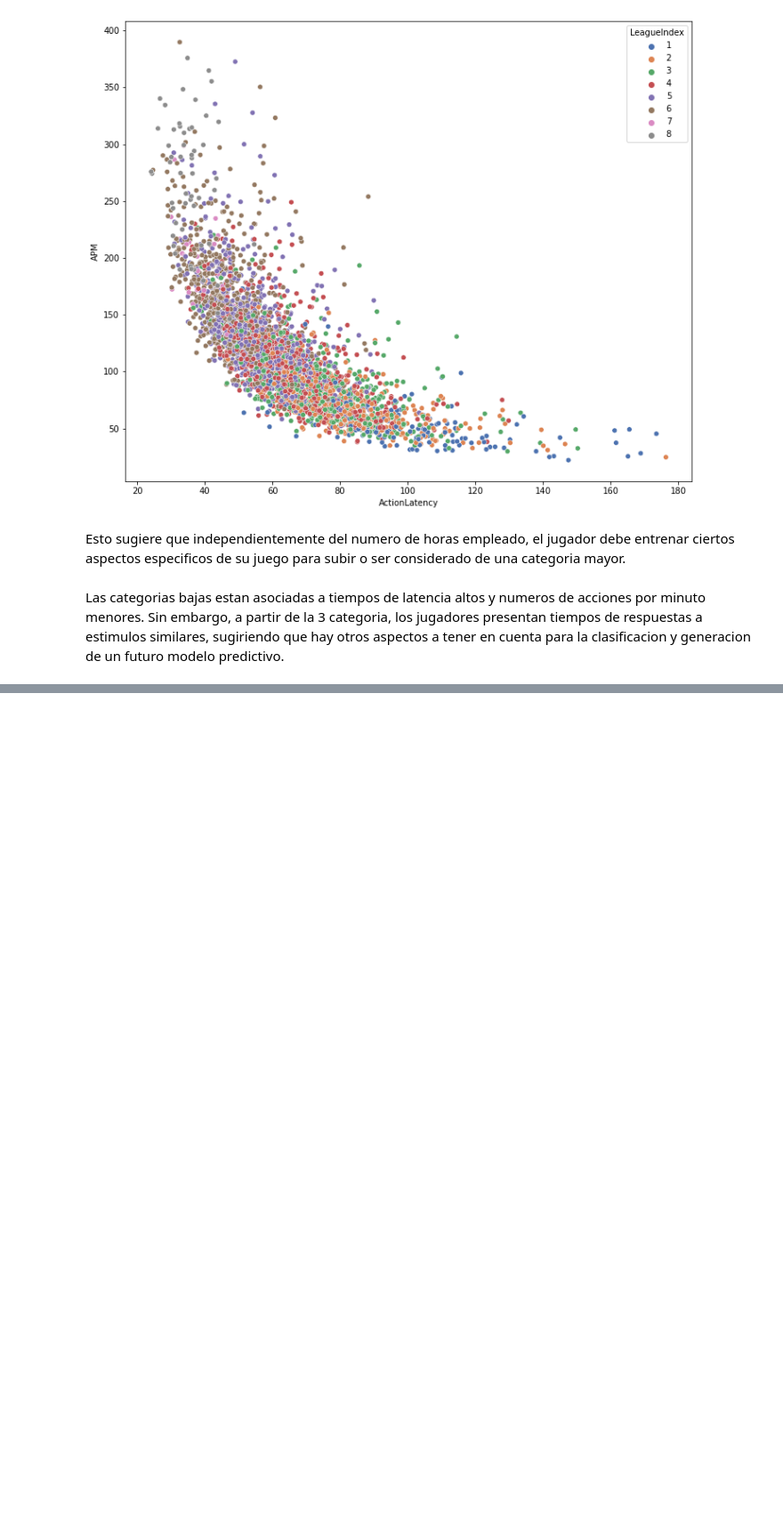
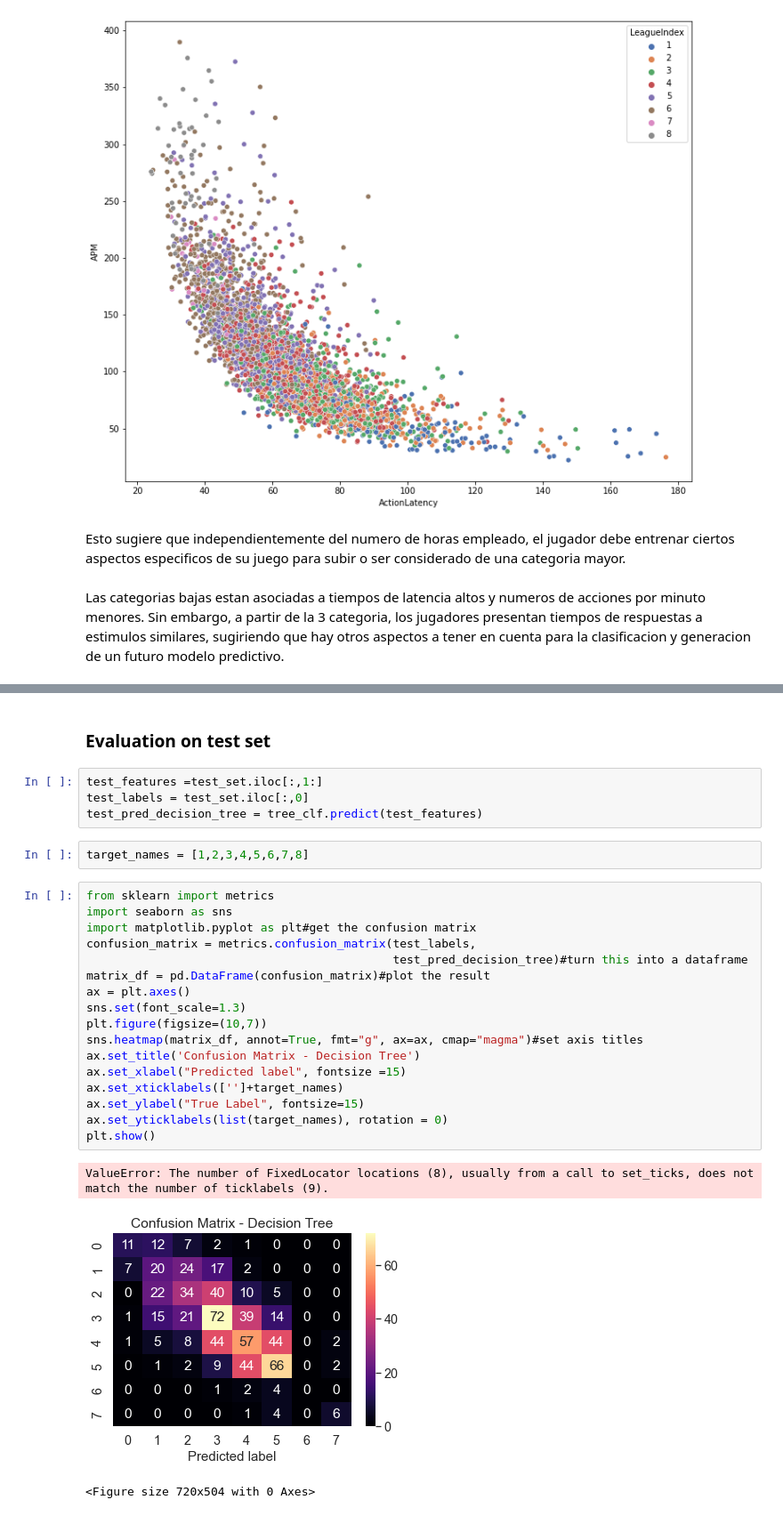
Before and after one commit to AleEnet/Skillcraft-Dataset, a Jupyter notebook: Starcraft_Dataset.ipynb, the cells around one changed output, grey strips where cells are left out. Shown at 89% size. Cells and saved outputs as stored; diff of their text form; blank space fills up the shorter version.

```diff
--- a/Starcraft_Dataset.ipynb
+++ b/Starcraft_Dataset.ipynb
@@ -135,0 +298,29 @@ Las categorias bajas estan asociadas a tiempos de latencia altos y numeros de ac
+# %% [markdown]
+### Evaluation on test set
+# %%
+test_features =test_set.iloc[:,1:]
+test_labels = test_set.iloc[:,0]
+test_pred_decision_tree = tree_clf.predict(test_features)
+# %%
+target_names = [1,2,3,4,5,6,7,8]
+# %%
+from sklearn import metrics
+import seaborn as sns
+import matplotlib.pyplot as plt#get the confusion matrix
+confusion_matrix = metrics.confusion_matrix(test_labels,
+                                            test_pred_decision_tree)#turn this into a dataframe
+matrix_df = pd.DataFrame(confusion_matrix)#plot the result
+ax = plt.axes()
+sns.set(font_scale=1.3)
+plt.figure(figsize=(10,7))
+sns.heatmap(matrix_df, annot=True, fmt="g", ax=ax, cmap="magma")#set axis titles
+ax.set_title('Confusion Matrix - Decision Tree')
+ax.set_xlabel("Predicted label", fontsize =15)
+ax.set_xticklabels(['']+target_names)
+ax.set_ylabel("True Label", fontsize=15)
+ax.set_yticklabels(list(target_names), rotation = 0)
+plt.show()
+# %% [output]
+ValueError: The number of FixedLocator locations (8), usually from a call to set_ticks, does not match the number of ticklabels (9).
+[figure, added]
+<Figure size 720x504 with 0 Axes>
```
Also changed, not shown: parts of 15 cells of this notebook.
